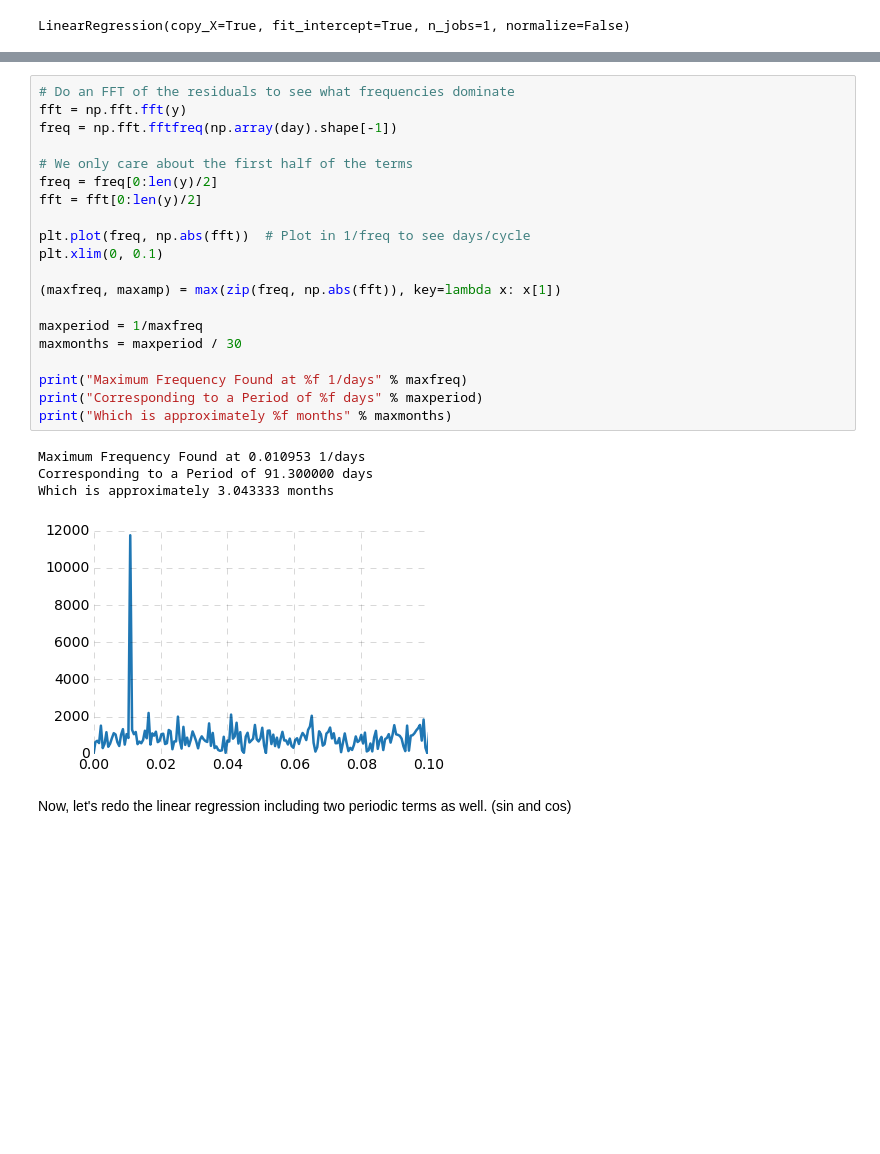
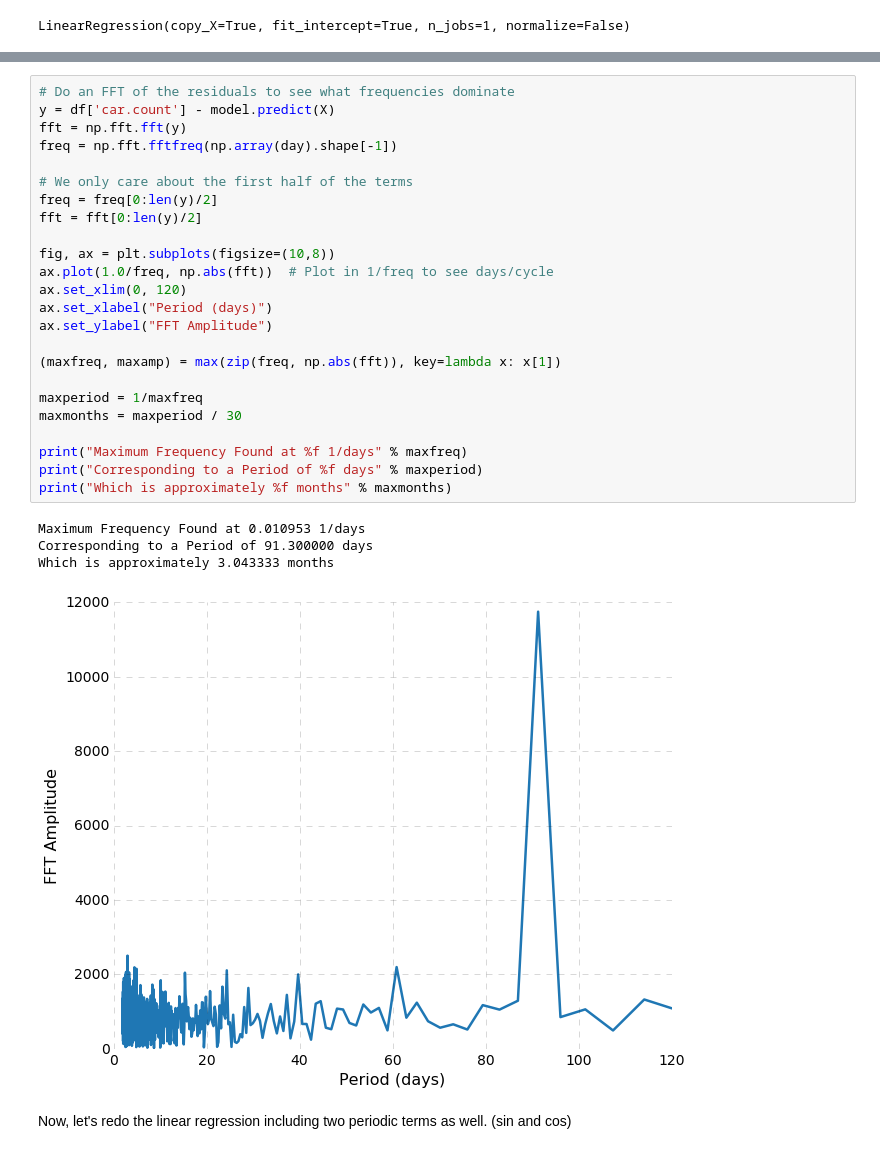
Before and after one commit to richardjcool/CodingTutorials, a Jupyter notebook: InterviewPrep/OI/Car Count Explore.ipynb, the cells around one changed output, grey strips where cells are left out. Saved outputs shown, nothing was run; the diff lists cells and outputs as text; blank space fills up the shorter version.

```diff
--- a/InterviewPrep/OI/Car Count Explore.ipynb
+++ b/InterviewPrep/OI/Car Count Explore.ipynb
@@ -125,28 +127,32 @@ There's clearly some structure there!
 # %%
 # Do an FFT of the residuals to see what frequencies dominate
+y = df['car.count'] - model.predict(X)
 fft = np.fft.fft(y)
 freq = np.fft.fftfreq(np.array(day).shape[-1])
 
 # We only care about the first half of the terms
 freq = freq[0:len(y)/2]
 fft = fft[0:len(y)/2]
 
-plt.plot(freq, np.abs(fft))  # Plot in 1/freq to see days/cycle
-plt.xlim(0, 0.1)
+fig, ax = plt.subplots(figsize=(10,8))
+ax.plot(1.0/freq, np.abs(fft))  # Plot in 1/freq to see days/cycle
+ax.set_xlim(0, 120)
+ax.set_xlabel("Period (days)")
+ax.set_ylabel("FFT Amplitude")
 
 (maxfreq, maxamp) = max(zip(freq, np.abs(fft)), key=lambda x: x[1])
 
 maxperiod = 1/maxfreq
 maxmonths = maxperiod / 30
 
 print("Maximum Frequency Found at %f 1/days" % maxfreq)
 print("Corresponding to a Period of %f days" % maxperiod)
 print("Which is approximately %f months" % maxmonths)
 # %% [output]
 Maximum Frequency Found at 0.010953 1/days
 Corresponding to a Period of 91.300000 days
 Which is approximately 3.043333 months
-[figure, old version]
+[figure, new version]
 # %% [markdown]
 Now, let's redo the linear regression including two periodic terms as well. (sin and cos)
 # %%
```
Also changed, not shown: parts of 11 cells of this notebook, 1 other file.
